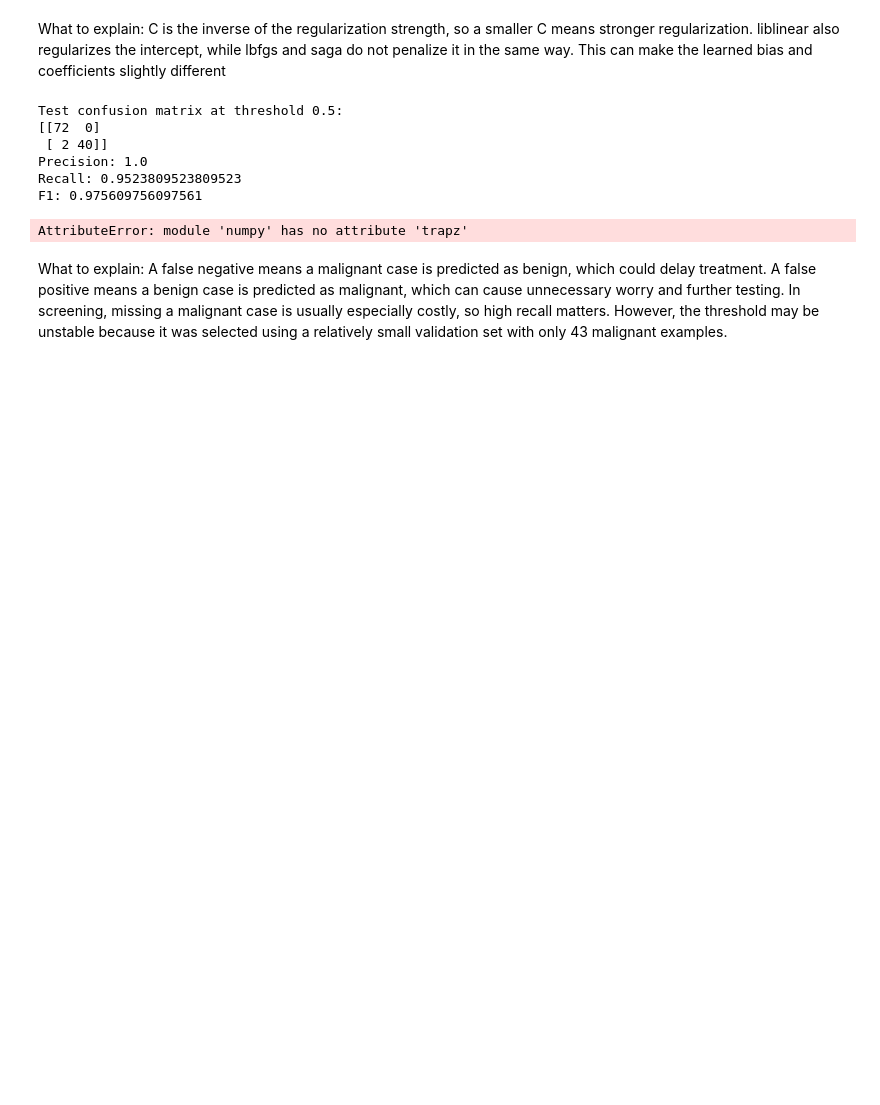
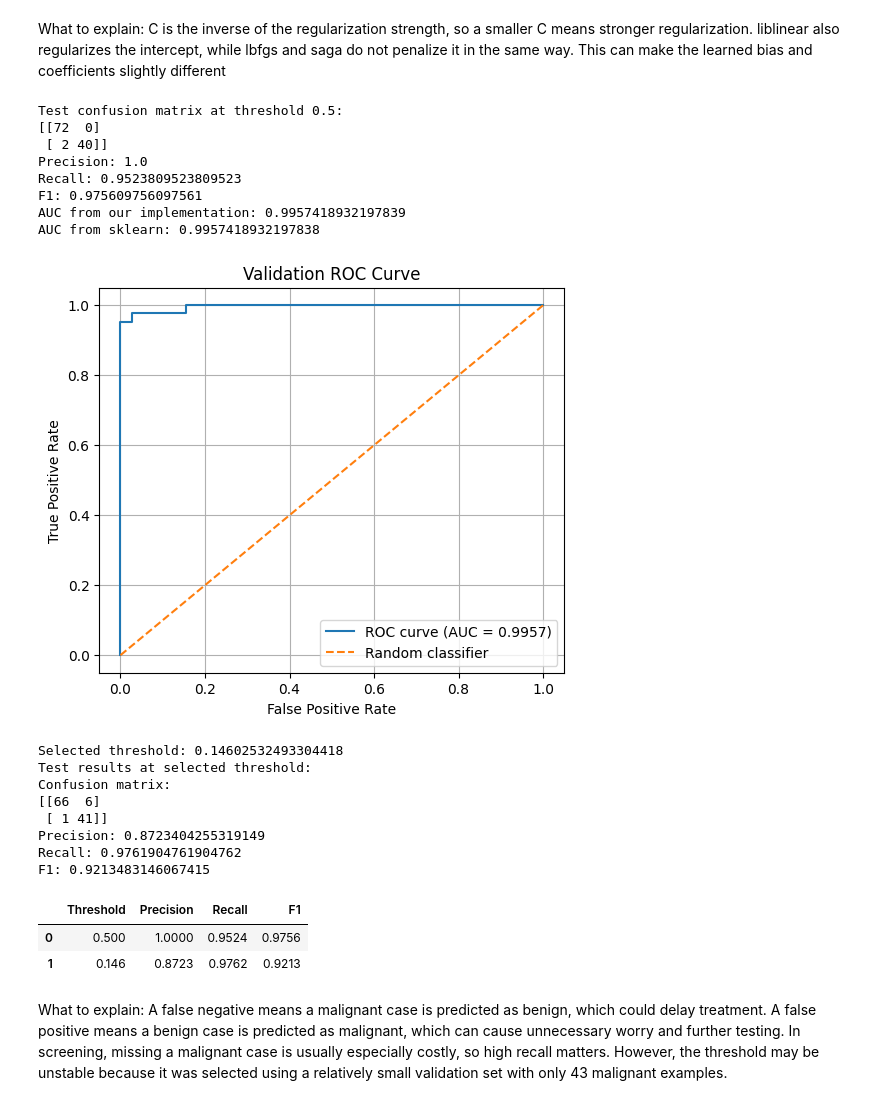
Before and after one commit to YaseenRamzyy/ML-Assignment-2, a Jupyter notebook: ML_Assignment_2.ipynb, the cells around one changed output. Drawn from its saved outputs; the diff is of its cells as text; code cells hidden in the pictures; blank space fills up the shorter version.

```diff
--- a/ML_Assignment_2.ipynb
+++ b/ML_Assignment_2.ipynb
@@ -1036,29 +888,0 @@ The vertical line marks the lambda selected by validation RMSE. The test error i
-# %%
-for design_name, result in ridge_results.items():
-    plt.figure(figsize=(8, 4.5))
-    plt.plot(lambdas[1:], result["val_rmse"][1:], marker="o",
-             label="Validation RMSE")
-    plt.axvline(result["best_lambda"], linestyle="--",
-                label=f"Selected λ = {result['best_lambda']:.4g}")
-    plt.xscale("log")
-    plt.xlabel("Regularization strength λ")
-    plt.ylabel("Validation RMSE")
-    plt.title(f"Task 9: Validation RMSE — {design_name}")
-    plt.legend()
-    plt.grid(True, alpha=0.3)
-    plt.show()
-
-ridge_selection_table = pd.DataFrame([
-    {
-        "Design": name,
-        "Selected lambda": result["best_lambda"],
-        "Best validation RMSE": result["val_rmse"][result["best_index"]],
-        "Test RMSE at selected lambda": result["test_rmse"][result["best_index"]],
-        "Test RMSE at lambda=0": result["test_rmse"][0]
-    }
-    for name, result in ridge_results.items()
-])
-display(ridge_selection_table)
-
-print("Condition number of expanded X.T @ X:",
-      np.linalg.cond(Xtr_degree.T @ Xtr_degree))
@@ -1694,12 +1357,20 @@ for threshold in thresholds:  # Test each distinct probability as a classificati
 fpr = np.array([0] + fpr)  # Add the starting ROC point where no examples are predicted positive.
 tpr = np.array([0] + tpr)  # Add the matching starting true positive rate.
 
-auc_value = np.trapz(tpr, fpr)  # Calculate AUC using the trapezoidal rule.
+# Calculate AUC manually using the trapezoidal rule.
+auc_value = np.sum(
+    np.diff(fpr) * (tpr[1:] + tpr[:-1]) / 2
+)
 
-print("AUC from our implementation:", auc_value)  # Display our AUC result.
-print("AUC from sklearn:", roc_auc_score(y_val_c, val_scores))  # Display sklearn's AUC for comparison.
+# Calculate AUC using sklearn for comparison.
+auc_sklearn = roc_auc_score(y_val_c, val_scores)
 
-assert abs(auc_value - roc_auc_score(y_val_c, val_scores)) < 1e-6  # Check that both AUC values are almost identical.
+# Display both AUC values.
+print("AUC from our implementation:", auc_value)
+print("AUC from sklearn:", auc_sklearn)
+
+# Check that both AUC values are almost identical.
+assert abs(auc_value - auc_sklearn) < 1e-6
 
 
 # Plot the validation ROC curve.
@@ -1731,34 +1402,47 @@ print("Selected threshold:", best_threshold)  # Display the threshold selected u
 # Test the selected threshold on the test set.
 new_test_predictions = (test_scores >= best_threshold).astype(int)  # Apply the selected threshold to test probabilities.
 
 cm_new, precision_new, recall_new, f1_new = get_binary_metrics(y_test_c, new_test_predictions)  # Calculate the new test metrics.
 
 print("Test results at selected threshold:")  # Print a heading for the results.
 print("Confusion matrix:")  # Label the confusion matrix.
 print(cm_new)  # Display the confusion matrix.
 print("Precision:", precision_new)  # Display precision at the selected threshold.
 print("Recall:", recall_new)  # Display recall at the selected threshold.
 print("F1:", f1_new)  # Display F1 at the selected threshold.
 
 
 # Put the results for both thresholds side by side.
 threshold_table = pd.DataFrame(  # Create a table to compare the two thresholds.
     [
         [0.5, precision_05, recall_05, f1_05],  # Add the results for threshold 0.5.
         [best_threshold, precision_new, recall_new, f1_new]  # Add the results for the selected threshold.
     ],
     columns=["Threshold", "Precision", "Recall", "F1"]  # Give the table columns names.
 )
 
 display(threshold_table.round(4))  # Display the comparison rounded to four decimal places.
 # %% [output]
 Test confusion matrix at threshold 0.5:
 [[72  0]
  [ 2 40]]
 Precision: 1.0
 Recall: 0.9523809523809523
 F1: 0.975609756097561
+AUC from our implementation: 0.9957418932197839
+AUC from sklearn: 0.9957418932197838
+[figure, added]
-AttributeError: module 'numpy' has no attribute 'trapz'
+Selected threshold: 0.14602532493304418
+Test results at selected threshold:
+Confusion matrix:
+[[66  6]
+ [ 1 41]]
+Precision: 0.8723404255319149
+Recall: 0.9761904761904762
+F1: 0.9213483146067415
+|  | Threshold | Precision | Recall | F1 |
+| 0 | 0.500 | 1.0000 | 0.9524 | 0.9756 |
+| 1 | 0.146 | 0.8723 | 0.9762 | 0.9213 |
 # %% [markdown]
 What to explain: A false negative means a malignant case is predicted as benign, which could delay treatment. A false positive means a benign case is predicted as malignant, which can cause unnecessary worry and further testing. In screening, missing a malignant case is usually especially costly, so high recall matters. However, the threshold may be unstable because it was selected using a relatively small validation set with only 43 malignant examples.
 # %%
```
Also changed, not shown: parts of 25 cells of this notebook.
